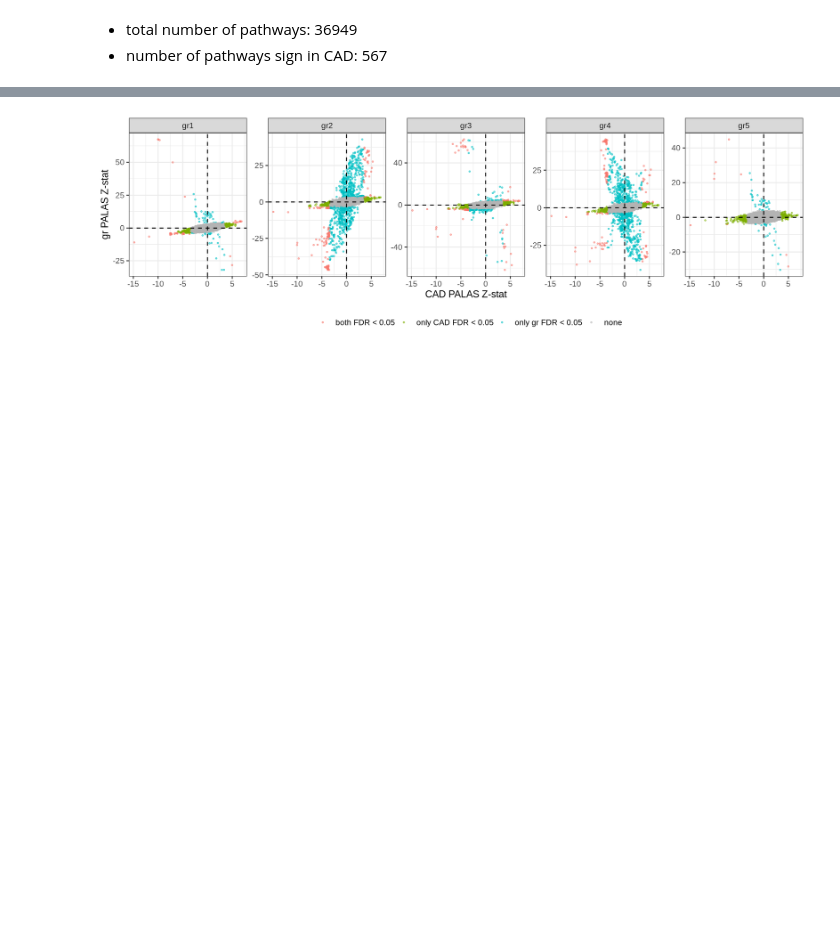
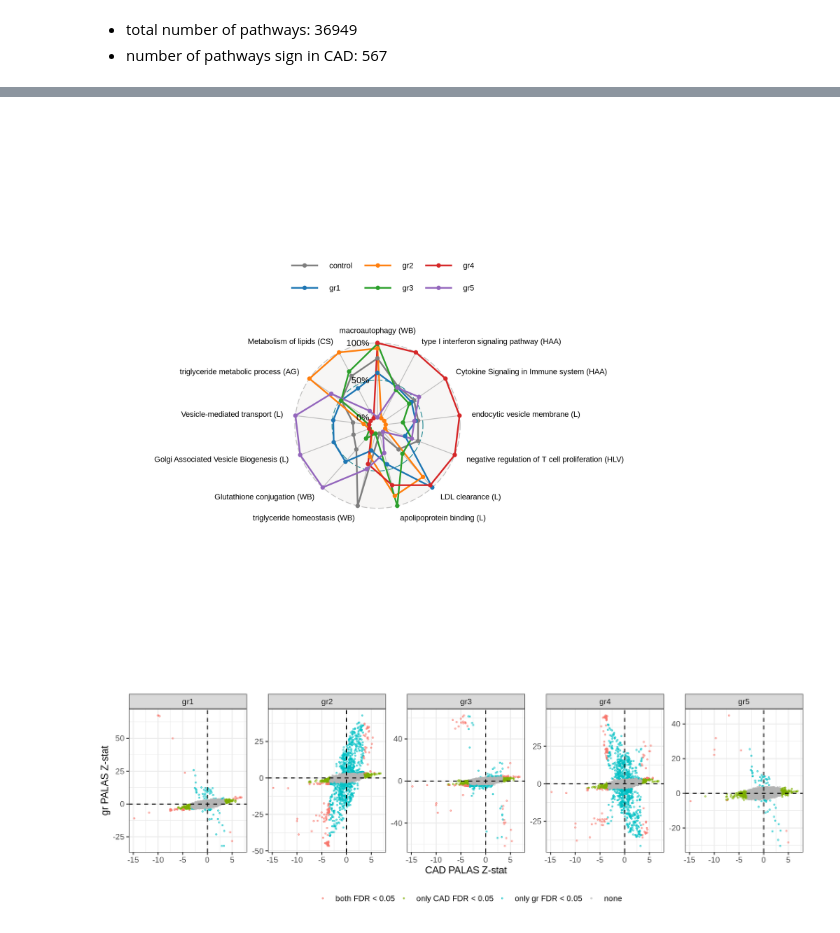
Before and after one commit to zillerlab/CASTom-iGEx_Paper, a Jupyter notebook: jupyter_notebook/CAD_clustering/PALASandTWAS_cluster_specific.ipynb, the cells around one changed output, grey strips where cells are left out. Saved outputs shown, nothing was run; the diff lists cells and outputs as text; code cells hidden in the pictures; blank space fills up the shorter version.

```diff
--- a/jupyter_notebook/CAD_clustering/PALASandTWAS_cluster_specific.ipynb
+++ b/jupyter_notebook/CAD_clustering/PALASandTWAS_cluster_specific.ipynb
@@ -132,3 +260,37 @@ dim(path_sign)
+# %%
+options(repr.plot.width = 10, repr.plot.height = 10, repr.plot.res = 200)
+
+library(ggradar)
+gr_color <- c("grey50", pal_d3(palette = 'category20')(length(id_cases)))
+rm_path <- c("ABC-family proteins mediated transport (L)",
+             "fatty acid metabolic process (AG)",
+             "Membrane Trafficking (L)",
+             "regulation of immune response (HAA)")
+df_mean_pl <- df_mean_tot[, !colnames(df_mean_tot) %in% rm_path]
+# df_mean_pl <- df_mean_tot
+# df_mean_pl <- df_mean_pl[, order(df_mean_pl[1,], decreasing = T)]
+df_mean_pl <- df_mean_pl[, order(df_mean_pl[2,], decreasing = T)]
+df_mean_pl <- df_mean_pl[, order(df_mean_pl[5,], decreasing = T)]
+#df_mean_pl <- df_mean_pl[, order(df_mean_pl[3,], decreasing = T)]
+#df_mean_pl <- df_mean_pl[, order(df_mean_pl[4,], decreasing = T)]
+
+
+pl <- ggradar(df_mean_pl,  grid.min = 0, grid.max = 1, grid.mid = 0.5,
+              values.radar = c('0%', '50%', '100%'),
+              group.colours = gr_color,
+              grid.label.size = 5,
+              axis.label.size = 3.5,
+              group.point.size = 2,
+              group.line.width = 1,
+              legend.text.size= 10,
+              legend.position = 'top',
+              plot.extent.x.sf = 2,
+              plot.extent.y.sf = 1.2)
+pl
+ggsave(plot = pl, filename = sprintf('%s/cl%s_spiderPlotPhatway_selectionFromPALAS_avgScores.pdf', outFold, "Liver"),
+       device = 'pdf', width = 10, height = 10)
+# %% [output]
+[figure, added]
 # %%
 # load WMW results inside cases
 tot_path_res <- get(load(sprintf("%spathOriginal_filtJS0.2_corrPCs_tscoreClusterCases_featAssociation.RData", fold_cl)))
```
Also changed, not shown: parts of 3 cells of this notebook, 3 other files.
